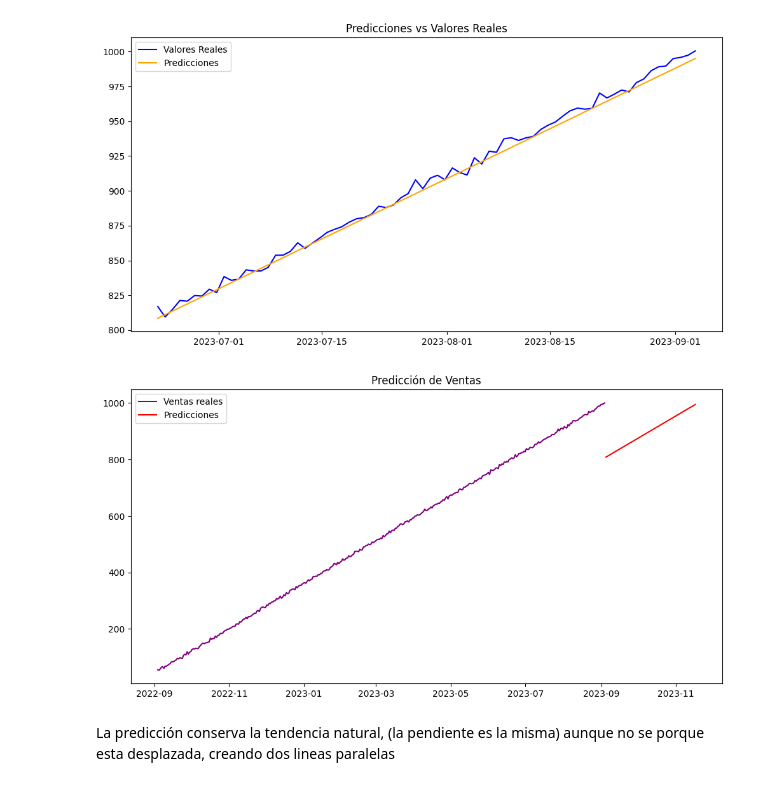
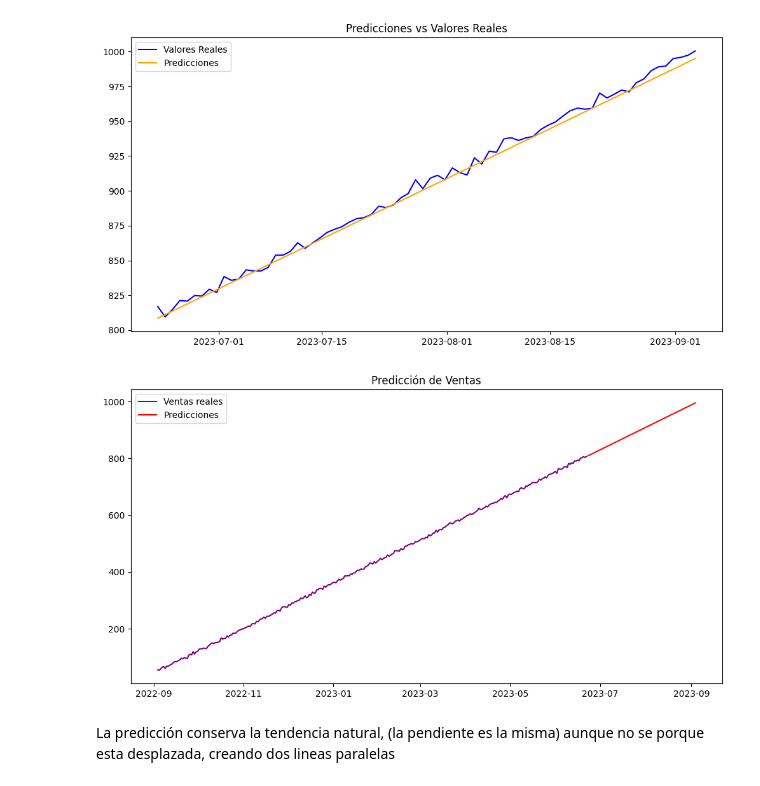
Before and after one commit to pdeleonsoria/Alternativeimeseries, a Jupyter notebook: src/explore.ipynb, the cells around one changed output. Drawn from its saved outputs; the diff is of its cells as text; code cells hidden in the pictures.

```diff
--- a/src/explore.ipynb
+++ b/src/explore.ipynb
@@ -214,13 +230,13 @@ plt.show()
 # %%
 #PREDICCIÓN VENTAS
 plt.figure(figsize=(12, 6))
-plt.plot(dft.index, dft, label='Ventas reales', color='purple')
-plt.plot(predicciones_index, predicciones, label='Predicciones', color='red')
+plt.plot(train.index, train, label='Ventas reales', color='purple')
+plt.plot(test.index, predicciones, label='Predicciones', color='red')
 plt.title('Predicción de Ventas')
 plt.legend()
 plt.show()
 # %% [output]
-[figure, old version]
+[figure, new version]
 # %% [markdown]
 La predicción conserva la tendencia natural, (la pendiente es la misma) aunque no se porque esta desplazada, creando dos lineas paralelas
 # %%
```
Also changed, not shown: parts of 2 cells of this notebook.
